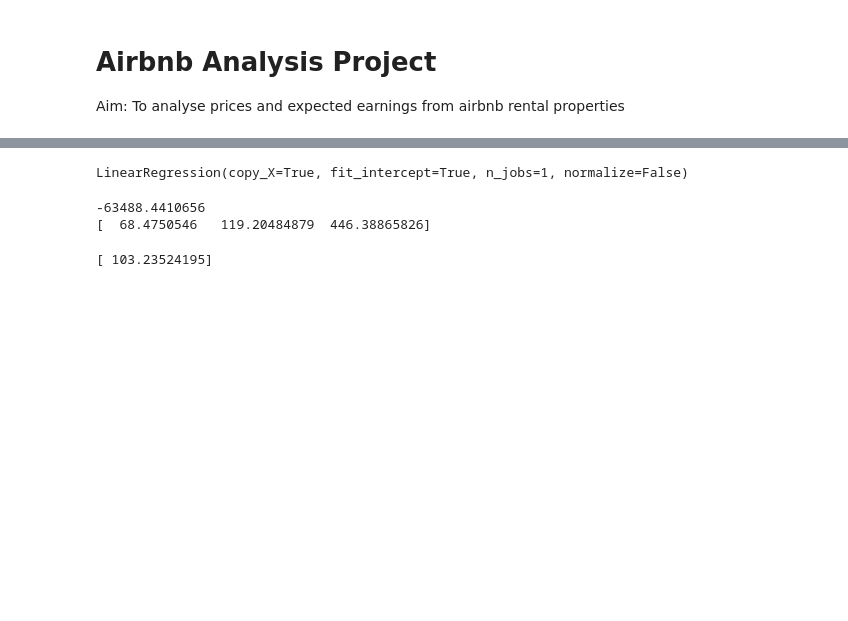
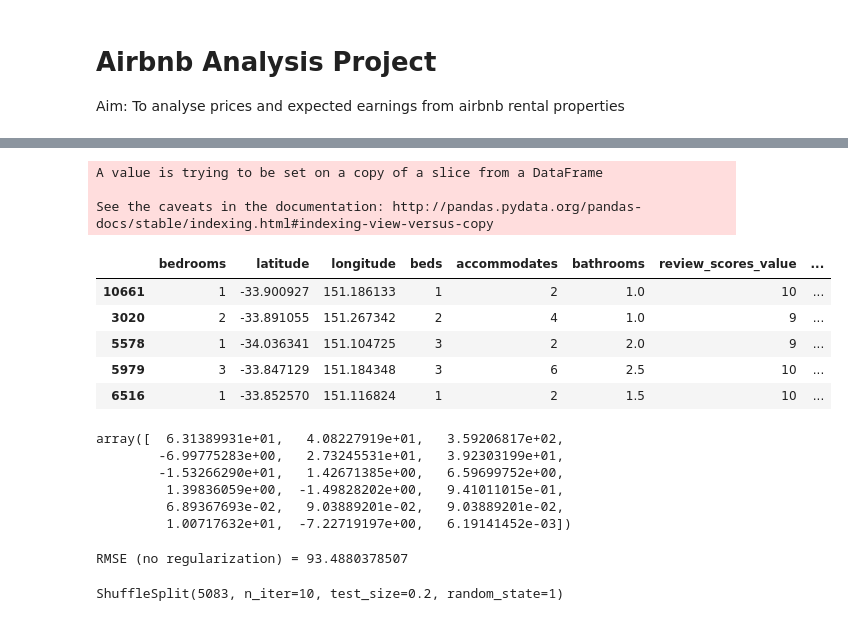
Before and after one commit to apguerrera/airbnb, a Jupyter notebook: airbnb-project-adrian.ipynb, the cells around one changed output, grey strips where cells are left out. Drawn from its saved outputs; the diff is of its cells as text; code cells hidden in the pictures; blank space fills up the shorter version.

```diff
--- a/airbnb-project-adrian.ipynb
+++ b/airbnb-project-adrian.ipynb
@@ -91,20 +83,45 @@ array([[<matplotlib.axes._subplots.AxesSubplot object at 0x...>,
-# %%
-# fit a linear regression model
-from sklearn.linear_model import LinearRegression
-linreg = LinearRegression()
-feature_cols = ['accommodates','latitude','longitude']
-X = listings_data2[feature_cols]
-y = listings_data2.price
-linreg.fit(X, y)
-# %% [output]
-LinearRegression(copy_X=True, fit_intercept=True, n_jobs=1, normalize=False)
-# %%
-print linreg.intercept_
-print linreg.coef_
-# %% [output]
--63488.4410656
-[  68.4750546   119.20484879  446.38865826]
-# %%
-print linreg.predict([1,-33.61,151.28])
-# %% [output]
-[ 103.23524195]
+# %%
+# define X and y
+data = listings_data4[['price_y','bedrooms','latitude','longitude', 'beds', 'accommodates' , 'bathrooms', 'review_scores_value', 'review_scores_rating','review_scores_accuracy' ,'availability_30','availability_60','availability_90','availability_365','host_total_listings_count','host_listings_count','review_scores_location','reviews_per_month' ,'number_of_reviews']]
+
+data.dropna(inplace=True)
+
+y = data['price_y']
+X = data.drop(['price_y'], 1)
+
+# split into train/test
+from sklearn.cross_validation import train_test_split
+X_train, X_test, y_train, y_test = train_test_split(X, y, test_size=0.2, random_state=1)
+X_test.head()
+# %% [output]
+A value is trying to be set on a copy of a slice from a DataFrame
+
+See the caveats in the documentation: http://pandas.pydata.org/pandas-docs/stable/indexing.html#indexing-view-versus-copy
+|  | bedrooms | latitude | longitude | beds | accommodates | bathrooms | review_scores_value | ... |
+| 10661 | 1 | -33.900927 | 151.186133 | 1 | 2 | 1.0 | 10 | ... |
+| 3020 | 2 | -33.891055 | 151.267342 | 2 | 4 | 1.0 | 9 | ... |
+| 5578 | 1 | -34.036341 | 151.104725 | 3 | 2 | 2.0 | 9 | ... |
+| 5979 | 3 | -33.847129 | 151.184348 | 3 | 6 | 2.5 | 10 | ... |
+| 6516 | 1 | -33.852570 | 151.116824 | 1 | 2 | 1.5 | 10 | ... |
+# %%
+##without Regulularisation
+
+from sklearn.linear_model import LinearRegression
+lm = LinearRegression()
+lm.fit(X_train, y_train)
+lm.coef_
+# %% [output]
+array([  6.31389931e+01,   4.08227919e+01,   3.59206817e+02,
+        -6.99775283e+00,   2.73245531e+01,   3.92303199e+01,
+        -1.53266290e+01,   1.42671385e+00,   6.59699752e+00,
+         1.39836059e+00,  -1.49828202e+00,   9.41011015e-01,
+         6.89367693e-02,   9.03889201e-02,   9.03889201e-02,
+         1.00717632e+01,  -7.22719197e+00,   6.19141452e-03])
+# %%
+# make predictions and evaluate
+import numpy as np
+from sklearn import metrics
+preds = lm.predict(X_test)
+print 'RMSE (no regularization) =', np.sqrt(metrics.mean_squared_error(y_test, preds))
+# %% [output]
+RMSE (no regularization) = 93.4880378507
@@ -110,0 +131,4 @@ print linreg.predict([1,-33.61,151.28])
+# %%
+cv
+# %% [output]
+ShuffleSplit(5083, n_iter=10, test_size=0.2, random_state=1)
```
Also changed, not shown: parts of 15 cells of this notebook.
